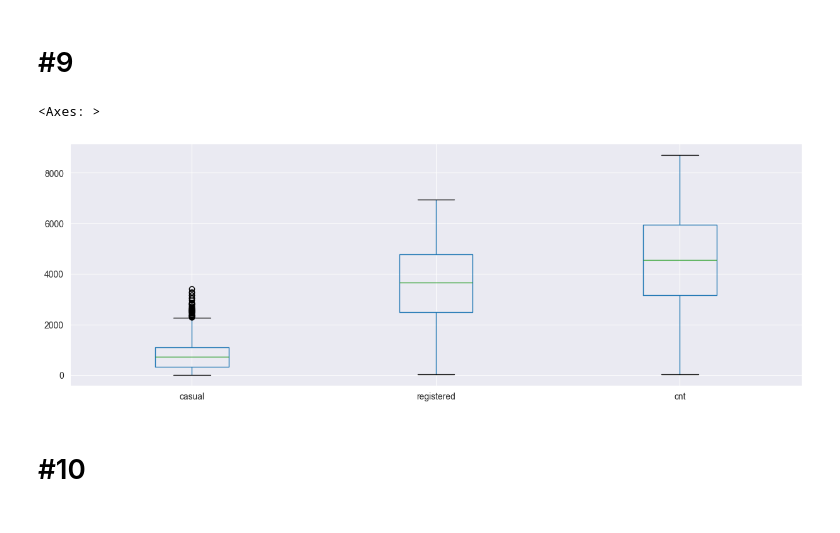
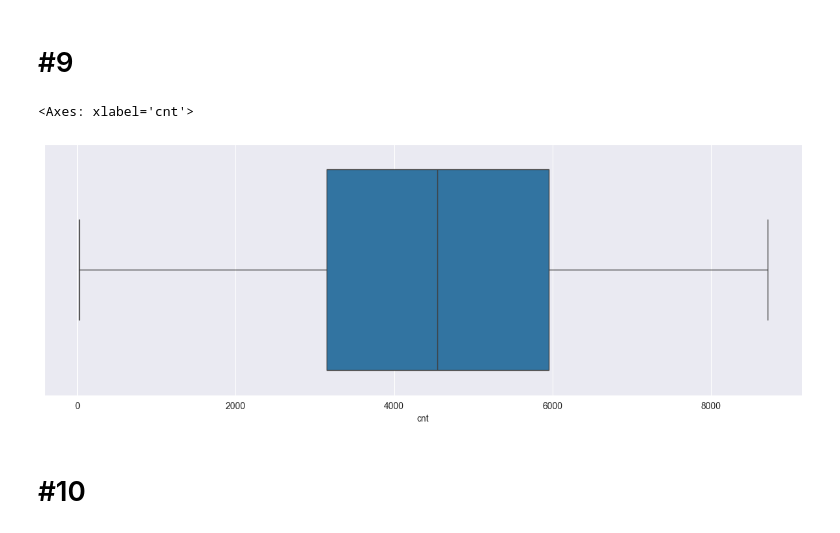
Before and after one commit to raaamk/ML_SoSe24, a Jupyter notebook: src/Assignments/2/mjanits1_11270520.ipynb, the cells around one changed output. Saved outputs shown, nothing was run; the diff lists cells and outputs as text; code cells hidden in the pictures.

```diff
--- a/src/Assignments/2/mjanits1_11270520.ipynb
+++ b/src/Assignments/2/mjanits1_11270520.ipynb
@@ -212,10 +212,10 @@ sns.heatmap(corr)  # Ausgabe der Heatmap
 # %% [markdown]
 # #9
 # %%
-data[['casual', 'registered', 'cnt']].boxplot()  # Boxplot für die Anzahl von Nutzern casual, registered und cnt
+sns.boxplot(data=data, x='cnt')  # Boxplot für die Anzahl von Nutzern cnt
 # %% [output]
-<Axes: >
+<Axes: xlabel='cnt'>
-[figure, old version]
+[figure, new version]
 # %% [markdown]
 # #10
 # %%
```
Also changed, not shown: parts of 1 cell of this notebook.
